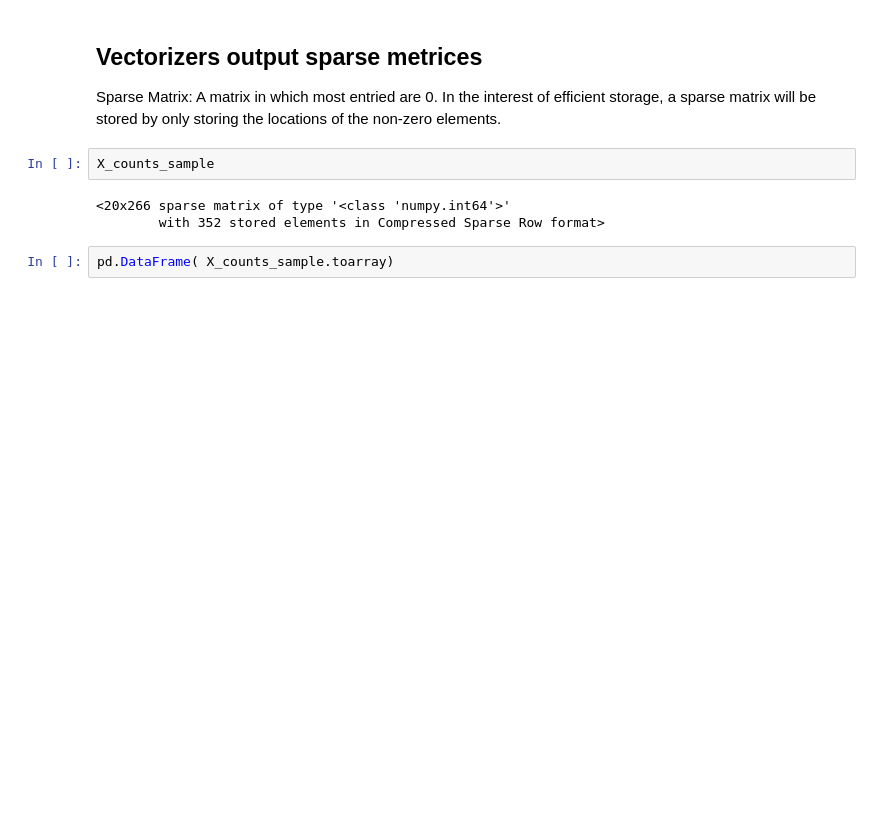
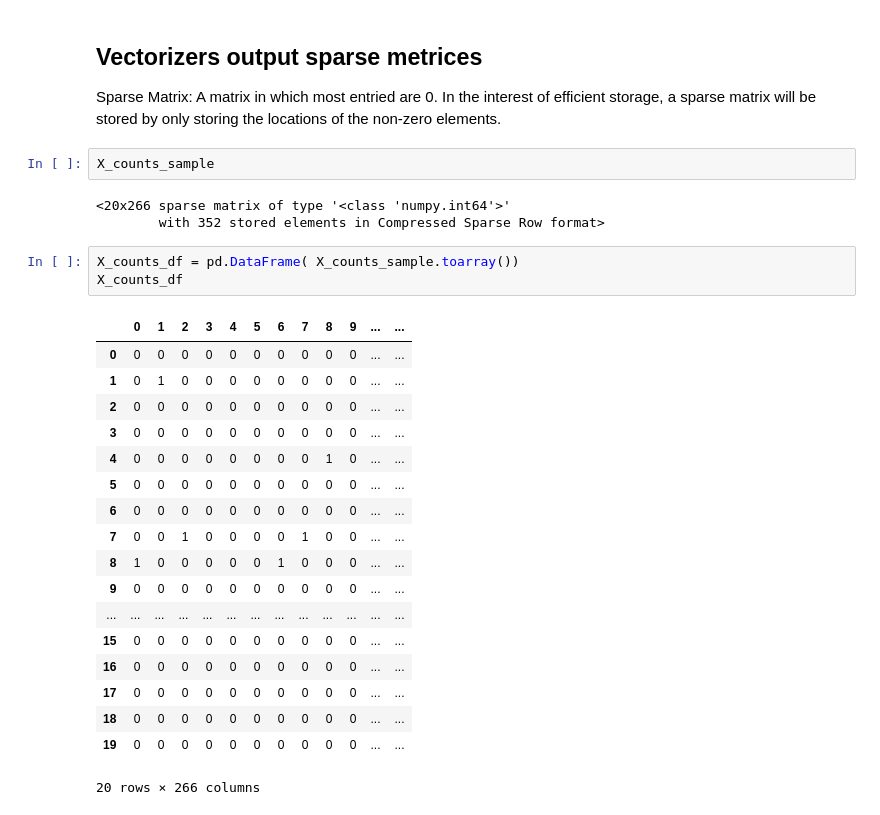
Before and after one commit to panchu93/ML, a Jupyter notebook: handsOn/NLP/NLP-Basics-checkpoint.ipynb, the cells around one changed output. Cells and saved outputs as stored; diff of their text form; blank space fills up the shorter version.

```diff
--- a/handsOn/NLP/NLP-Basics-checkpoint.ipynb
+++ b/handsOn/NLP/NLP-Basics-checkpoint.ipynb
@@ -818,4 +818,24 @@ X_counts_sample
 <20x266 sparse matrix of type '<class 'numpy.int64'>'
         with 352 stored elements in Compressed Sparse Row format>
 # %%
-pd.DataFrame( X_counts_sample.toarray)
+X_counts_df = pd.DataFrame( X_counts_sample.toarray())
+X_counts_df
+# %% [output]
+|  | 0 | 1 | 2 | 3 | 4 | 5 | 6 | 7 | 8 | 9 | ... | ... |
+| 0 | 0 | 0 | 0 | 0 | 0 | 0 | 0 | 0 | 0 | 0 | ... | ... |
+| 1 | 0 | 1 | 0 | 0 | 0 | 0 | 0 | 0 | 0 | 0 | ... | ... |
+| 2 | 0 | 0 | 0 | 0 | 0 | 0 | 0 | 0 | 0 | 0 | ... | ... |
+| 3 | 0 | 0 | 0 | 0 | 0 | 0 | 0 | 0 | 0 | 0 | ... | ... |
+| 4 | 0 | 0 | 0 | 0 | 0 | 0 | 0 | 0 | 1 | 0 | ... | ... |
+| 5 | 0 | 0 | 0 | 0 | 0 | 0 | 0 | 0 | 0 | 0 | ... | ... |
+| 6 | 0 | 0 | 0 | 0 | 0 | 0 | 0 | 0 | 0 | 0 | ... | ... |
+| 7 | 0 | 0 | 1 | 0 | 0 | 0 | 0 | 1 | 0 | 0 | ... | ... |
+| 8 | 1 | 0 | 0 | 0 | 0 | 0 | 1 | 0 | 0 | 0 | ... | ... |
+| 9 | 0 | 0 | 0 | 0 | 0 | 0 | 0 | 0 | 0 | 0 | ... | ... |
+| ... | ... | ... | ... | ... | ... | ... | ... | ... | ... | ... | ... | ... |
+| 15 | 0 | 0 | 0 | 0 | 0 | 0 | 0 | 0 | 0 | 0 | ... | ... |
+| 16 | 0 | 0 | 0 | 0 | 0 | 0 | 0 | 0 | 0 | 0 | ... | ... |
+| 17 | 0 | 0 | 0 | 0 | 0 | 0 | 0 | 0 | 0 | 0 | ... | ... |
+| 18 | 0 | 0 | 0 | 0 | 0 | 0 | 0 | 0 | 0 | 0 | ... | ... |
+| 19 | 0 | 0 | 0 | 0 | 0 | 0 | 0 | 0 | 0 | 0 | ... | ... |
+20 rows × 266 columns
```
Also changed, not shown: parts of 12 cells of this notebook.
